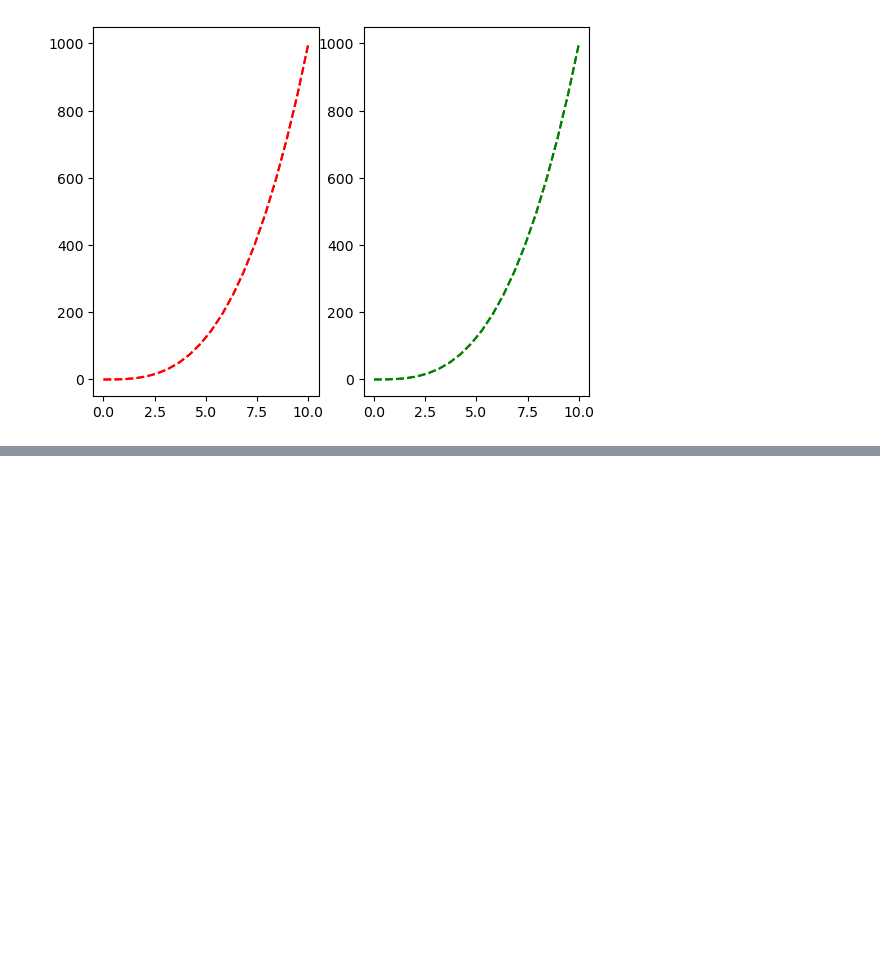
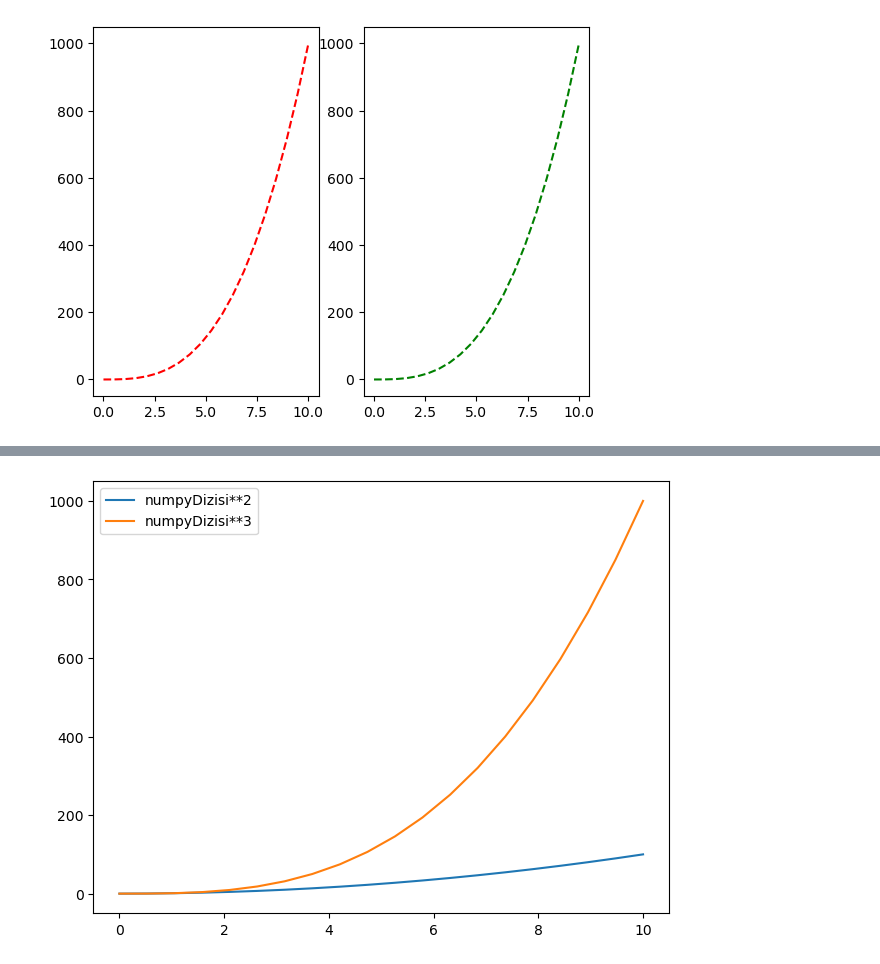
Before and after one commit to Baran0ner/Python-Exercise, a Jupyter notebook: 27-Matplotlib/27-MatplotibGiriş.ipynb, the cells around one changed output, grey strips where cells are left out. Drawn from its saved outputs; the diff is of its cells as text; code cells hidden in the pictures; blank space fills up the shorter version.

```diff
--- a/27-Matplotlib/27-MatplotibGiriş.ipynb
+++ b/27-Matplotlib/27-MatplotibGiriş.ipynb
@@ -73,0 +102,13 @@ benim
+# %%
+yeniFigure = plt.figure()
+
+
+yeniEksen=yeniFigure.add_axes([0.1,0.1,0.9,0.9])
+
+yeniEksen.plot(numpyDizisi1,numpyDizisi1**2, label = "numpyDizisi**2")
+yeniEksen.plot(numpyDizisi1,numpyDizisi1**3, label= "numpyDizisi**3")
+yeniEksen.legend(loc=0,)
+
+plt.show()
+# %% [output]
+[figure, added]
```
Also changed, not shown: parts of 5 cells of this notebook.
